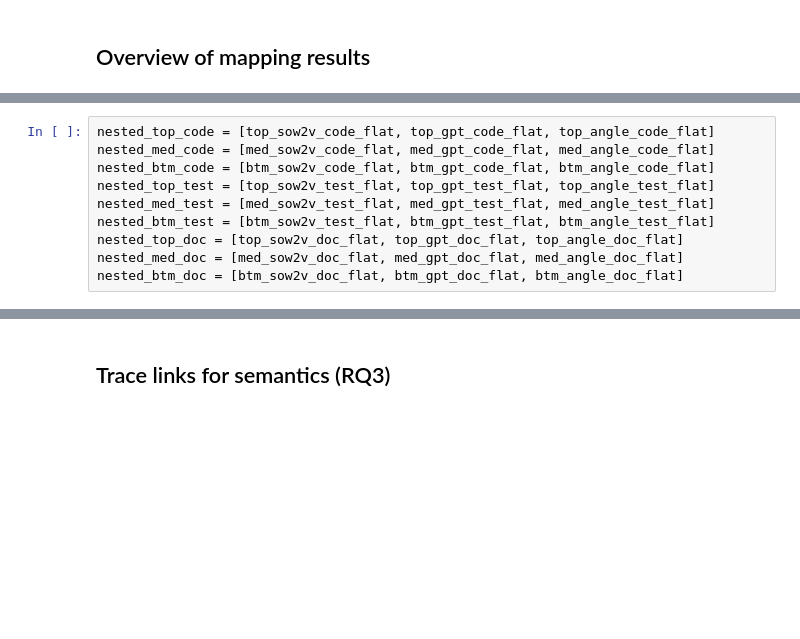
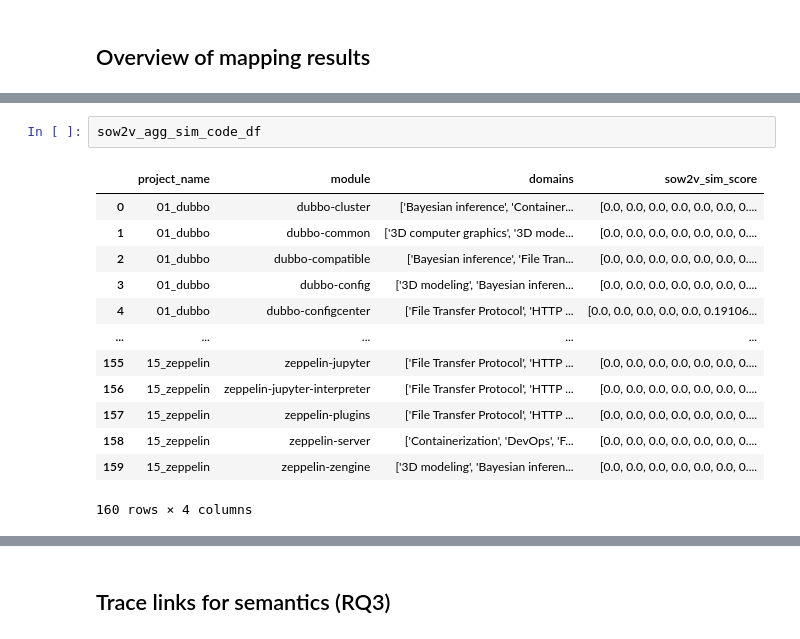
Before and after one commit to zakipauzi/concept-domain-coverage, a Jupyter notebook: 3_mapping.ipynb, the cells around one changed output, grey strips where cells are left out. Cells and saved outputs as stored; diff of their text form; blank space fills up the shorter version.

```diff
--- a/3_mapping.ipynb
+++ b/3_mapping.ipynb
@@ -249,10 +170,16 @@ btm_angle_doc_flat = [x for sub in btm_angle_doc for x in sub]
-# %%
-nested_top_code = [top_sow2v_code_flat, top_gpt_code_flat, top_angle_code_flat]
-nested_med_code = [med_sow2v_code_flat, med_gpt_code_flat, med_angle_code_flat]
-nested_btm_code = [btm_sow2v_code_flat, btm_gpt_code_flat, btm_angle_code_flat]
-nested_top_test = [top_sow2v_test_flat, top_gpt_test_flat, top_angle_test_flat]
-nested_med_test = [med_sow2v_test_flat, med_gpt_test_flat, med_angle_test_flat]
-nested_btm_test = [btm_sow2v_test_flat, btm_gpt_test_flat, btm_angle_test_flat]
-nested_top_doc = [top_sow2v_doc_flat, top_gpt_doc_flat, top_angle_doc_flat]
-nested_med_doc = [med_sow2v_doc_flat, med_gpt_doc_flat, med_angle_doc_flat]
-nested_btm_doc = [btm_sow2v_doc_flat, btm_gpt_doc_flat, btm_angle_doc_flat]
+# %%
+sow2v_agg_sim_code_df
+# %% [output]
+|  | project_name | module | domains | sow2v_sim_score |
+| 0 | 01_dubbo | dubbo-cluster | ['Bayesian inference', 'Container... | [0.0, 0.0, 0.0, 0.0, 0.0, 0.0, 0.... |
+| 1 | 01_dubbo | dubbo-common | ['3D computer graphics', '3D mode... | [0.0, 0.0, 0.0, 0.0, 0.0, 0.0, 0.... |
+| 2 | 01_dubbo | dubbo-compatible | ['Bayesian inference', 'File Tran... | [0.0, 0.0, 0.0, 0.0, 0.0, 0.0, 0.... |
+| 3 | 01_dubbo | dubbo-config | ['3D modeling', 'Bayesian inferen... | [0.0, 0.0, 0.0, 0.0, 0.0, 0.0, 0.... |
+| 4 | 01_dubbo | dubbo-configcenter | ['File Transfer Protocol', 'HTTP ... | [0.0, 0.0, 0.0, 0.0, 0.0, 0.19106... |
+| ... | ... | ... | ... | ... |
+| 155 | 15_zeppelin | zeppelin-jupyter | ['File Transfer Protocol', 'HTTP ... | [0.0, 0.0, 0.0, 0.0, 0.0, 0.0, 0.... |
+| 156 | 15_zeppelin | zeppelin-jupyter-interpreter | ['File Transfer Protocol', 'HTTP ... | [0.0, 0.0, 0.0, 0.0, 0.0, 0.0, 0.... |
+| 157 | 15_zeppelin | zeppelin-plugins | ['File Transfer Protocol', 'HTTP ... | [0.0, 0.0, 0.0, 0.0, 0.0, 0.0, 0.... |
+| 158 | 15_zeppelin | zeppelin-server | ['Containerization', 'DevOps', 'F... | [0.0, 0.0, 0.0, 0.0, 0.0, 0.0, 0.... |
+| 159 | 15_zeppelin | zeppelin-zengine | ['3D modeling', 'Bayesian inferen... | [0.0, 0.0, 0.0, 0.0, 0.0, 0.0, 0.... |
+160 rows × 4 columns
```
Also changed, not shown: parts of 34 cells of this notebook, 27 other files.
